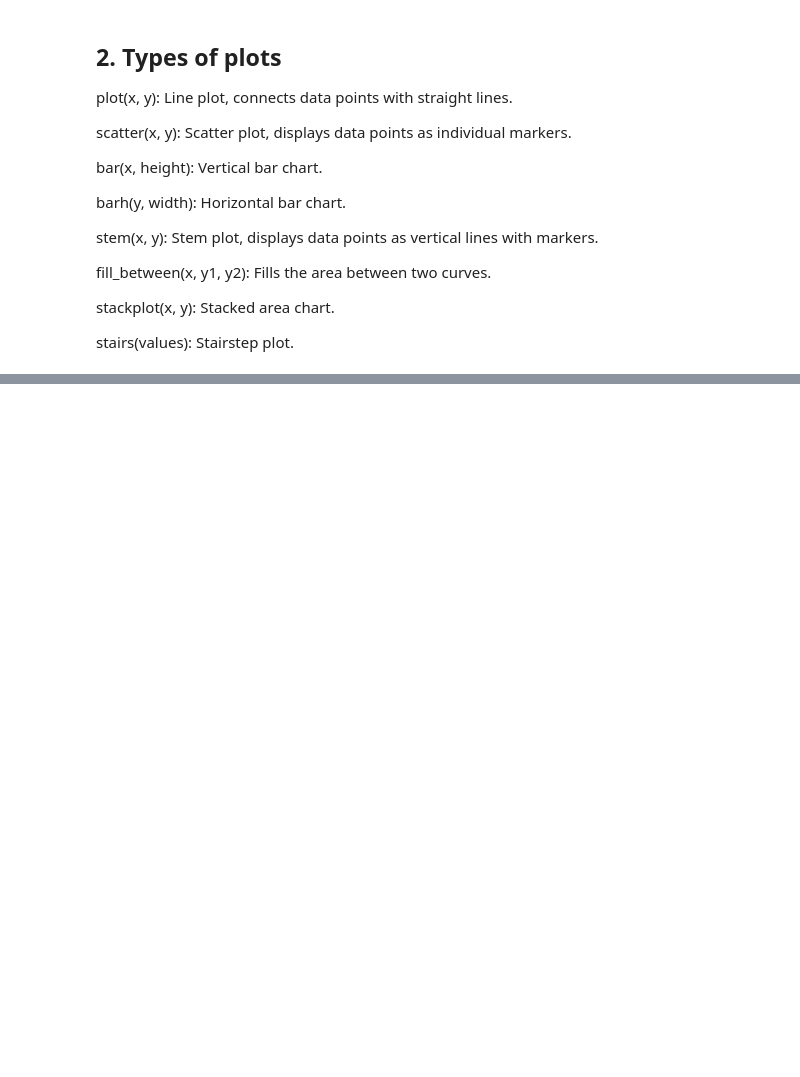
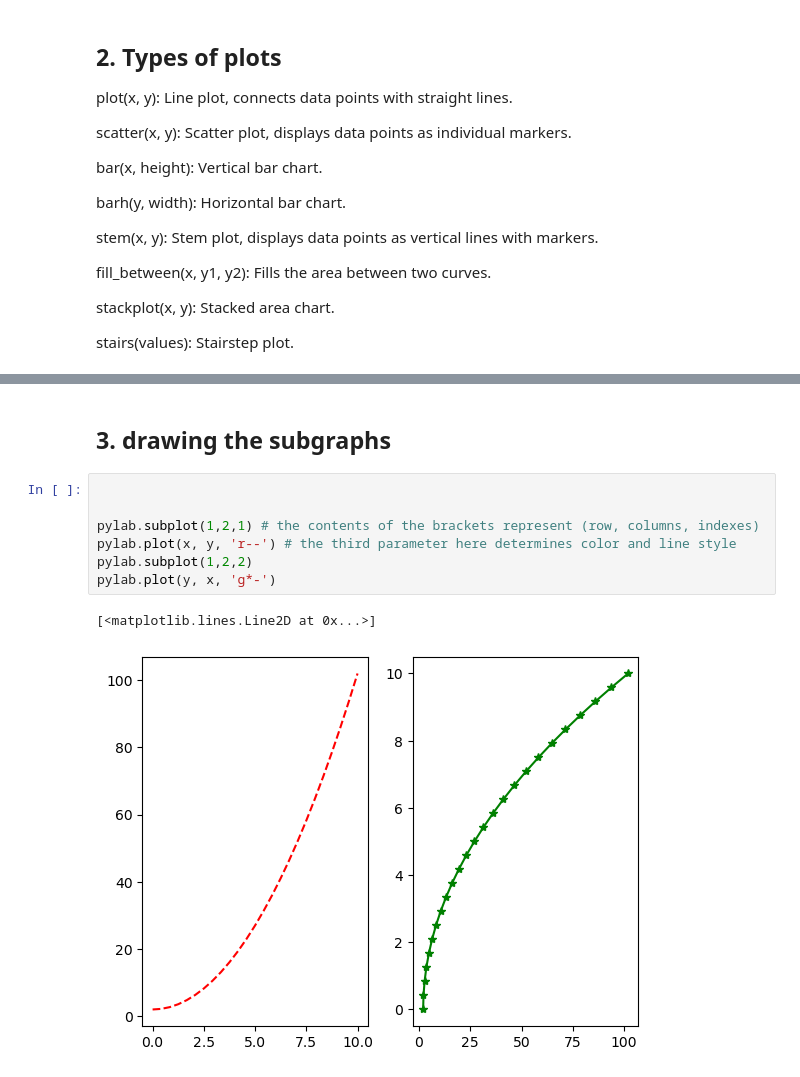
Before and after one commit to udityamerit/Python-Librearies-for-Data-Science, a Jupyter notebook: 3. Matplotlib/Matplotlib.ipynb, the cells around one changed output, grey strips where cells are left out. Drawn from its saved outputs; the diff is of its cells as text; blank space fills up the shorter version.

```diff
--- a/3. Matplotlib/Matplotlib Part 1.ipynb
+++ b/3. Matplotlib/Matplotlib.ipynb
@@ -48,0 +106,12 @@ stairs(values): Stairstep plot.
+# %% [markdown]
+## 3. drawing the subgraphs
+# %%
+
+
+pylab.subplot(1,2,1) # the contents of the brackets represent (row, columns, indexes)
+pylab.plot(x, y, 'r--') # the third parameter here determines color and line style
+pylab.subplot(1,2,2)
+pylab.plot(y, x, 'g*-')
+# %% [output]
+[<matplotlib.lines.Line2D at 0x...>]
+[figure, added]
```
Also changed, not shown: parts of 23 cells of this notebook, 1 other file.
